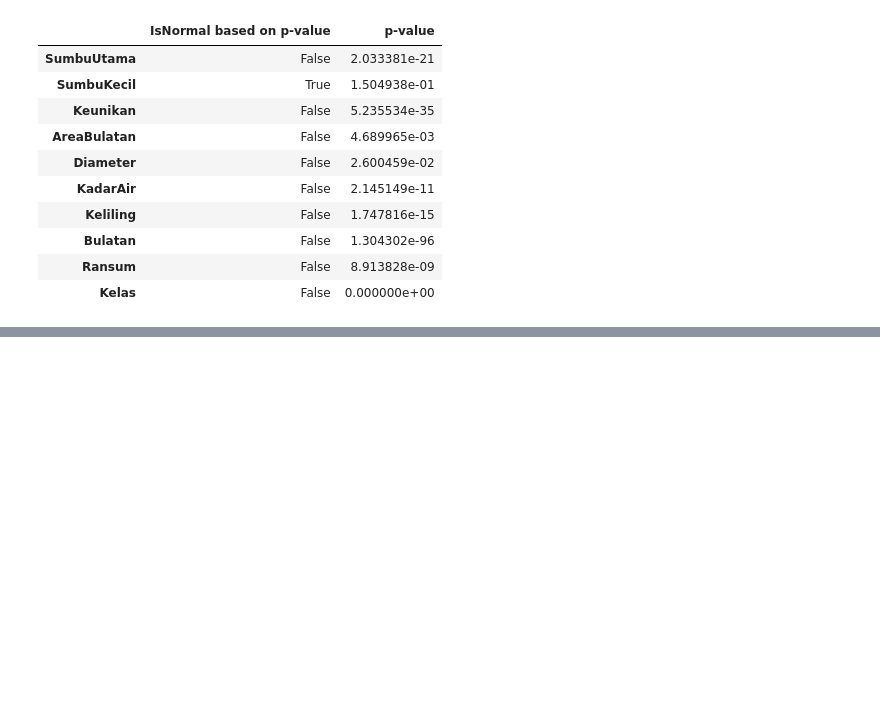
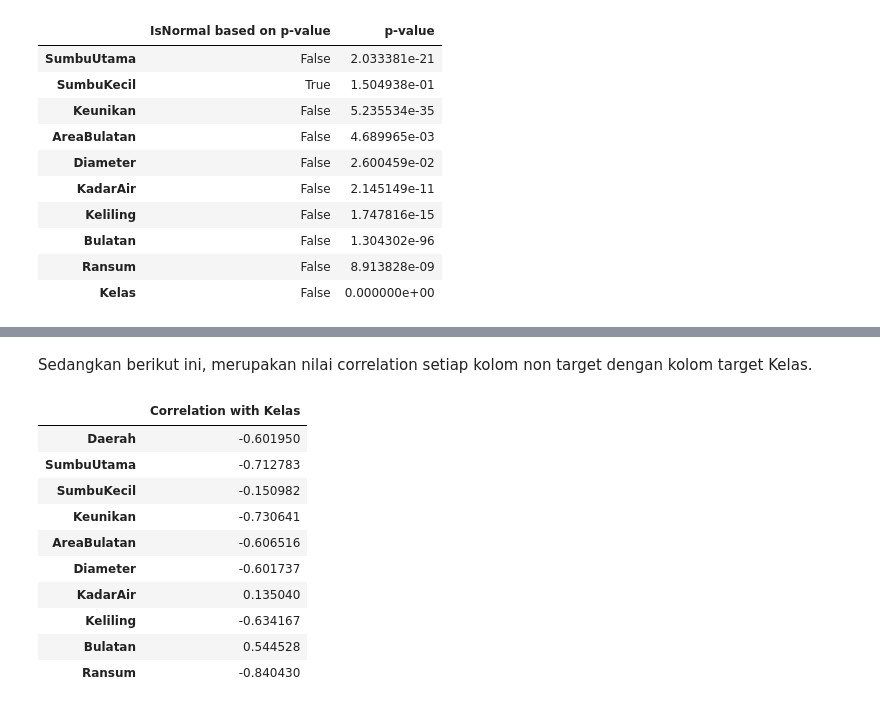
Before and after one commit to alifbhadrika/data-statistical-analysis, a Jupyter notebook: statistic.ipynb, the cells around one changed output, grey strips where cells are left out. Saved outputs shown, nothing was run; the diff lists cells and outputs as text; code cells hidden in the pictures; blank space fills up the shorter version.

```diff
--- a/statistic.ipynb
+++ b/statistic.ipynb
@@ -130,0 +168,18 @@ Berdasarkan normality test, nilai p untuk kolom Keunikan adalah p = 0 < 0.05. Ji
+# %% [markdown]
+Sedangkan berikut ini, merupakan nilai correlation setiap kolom non target dengan kolom target Kelas.
+# %%
+corrwithKelas = data[data.columns[1:]].corr()['Kelas'][:-1]
+corrwithKelas = pd.DataFrame(data=corrwithKelas)
+corrwithKelas.rename(columns={'Kelas' : 'Correlation with Kelas'}, inplace = False)
+# %% [output]
+|  | Correlation with Kelas |
+| Daerah | -0.601950 |
+| SumbuUtama | -0.712783 |
+| SumbuKecil | -0.150982 |
+| Keunikan | -0.730641 |
+| AreaBulatan | -0.606516 |
+| Diameter | -0.601737 |
+| KadarAir | 0.135040 |
+| Keliling | -0.634167 |
+| Bulatan | 0.544528 |
+| Ransum | -0.840430 |
```
Also changed, not shown: parts of 18 cells of this notebook.
